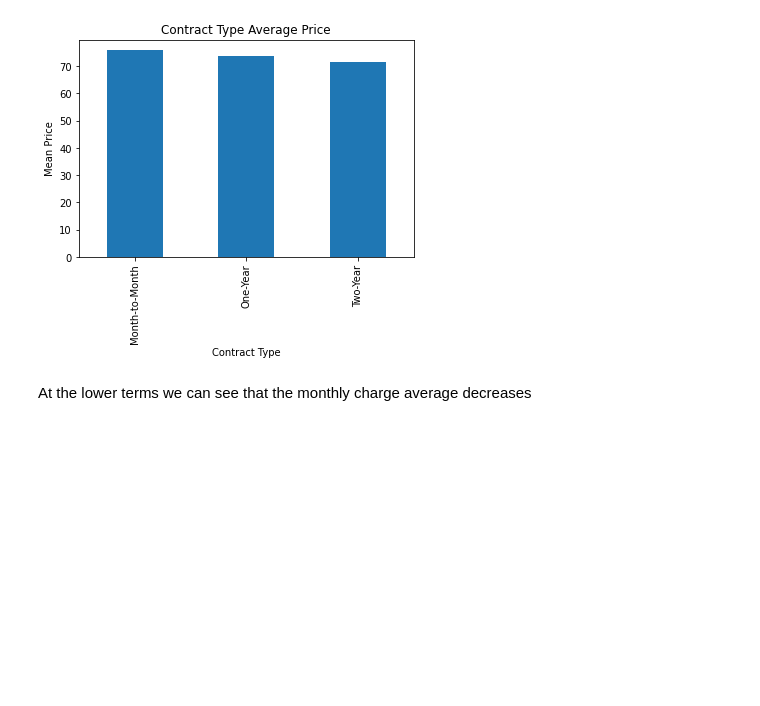
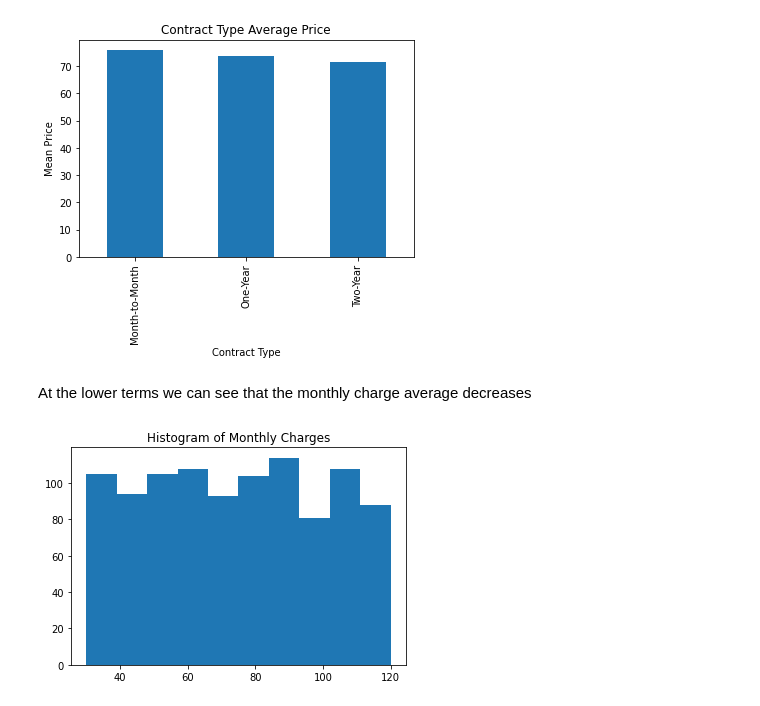
Before and after one commit to halchemylab/Customer-Churn-Prediction-Machine-Learning-Project, a Jupyter notebook: analysis.ipynb, the cells around one changed output. Cells and saved outputs as stored; diff of their text form; code cells hidden in the pictures; blank space fills up the shorter version.

Commit message:
- Checked histogram distribution of the data

```diff
--- a/analysis.ipynb
+++ b/analysis.ipynb
@@ -154,3 +154,9 @@ plt.show()
 [figure]
 # %% [markdown]
 At the lower terms we can see that the monthly charge average decreases
+# %%
+plt.hist(df["MonthlyCharges"])
+plt.title("Histogram of Monthly Charges")
+plt.show()
+# %% [output]
+[figure, added]
```
Also changed, not shown: parts of 1 cell of this notebook.
